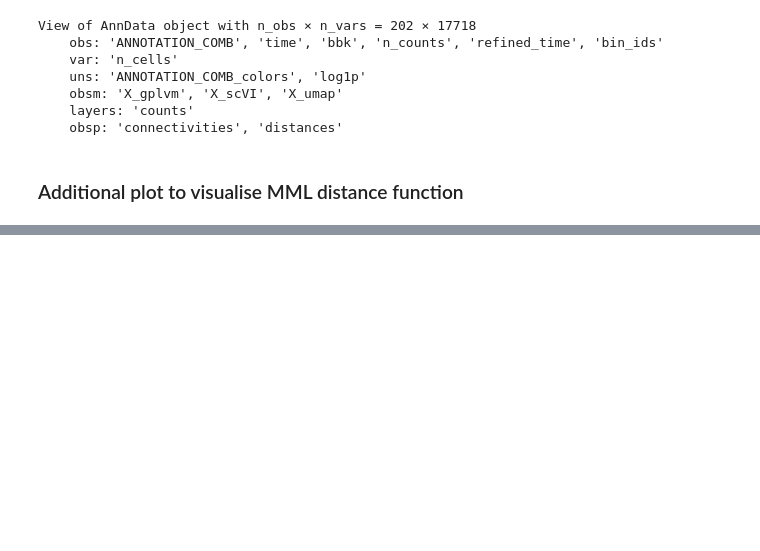
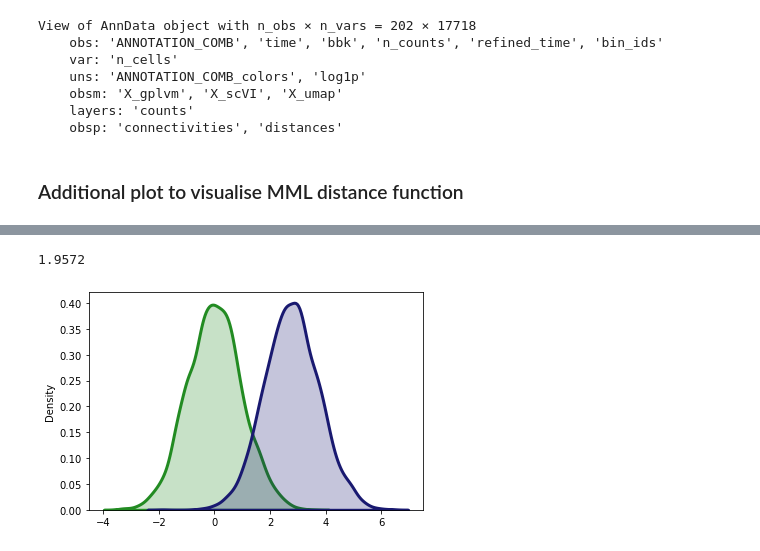
Before and after one commit to Teichlab/G2G_notebooks, a Jupyter notebook: T_cell_development/AdditionalAnalysisPlots.ipynb, the cells around one changed output, grey strips where cells are left out. Drawn from its saved outputs; the diff is of its cells as text; code cells hidden in the pictures; blank space fills up the shorter version.

```diff
--- a/T_cell_development/AdditionalAnalysisPlots.ipynb
+++ b/T_cell_development/AdditionalAnalysisPlots.ipynb
@@ -647,0 +674,5 @@ len(datasets[0])
+# %%
+run_gene_comparison(0,15, filename='ZZZ_eg2')
+# %% [output]
+1.9572
+[figure, added]
```
Also changed, not shown: parts of 23 cells of this notebook.
